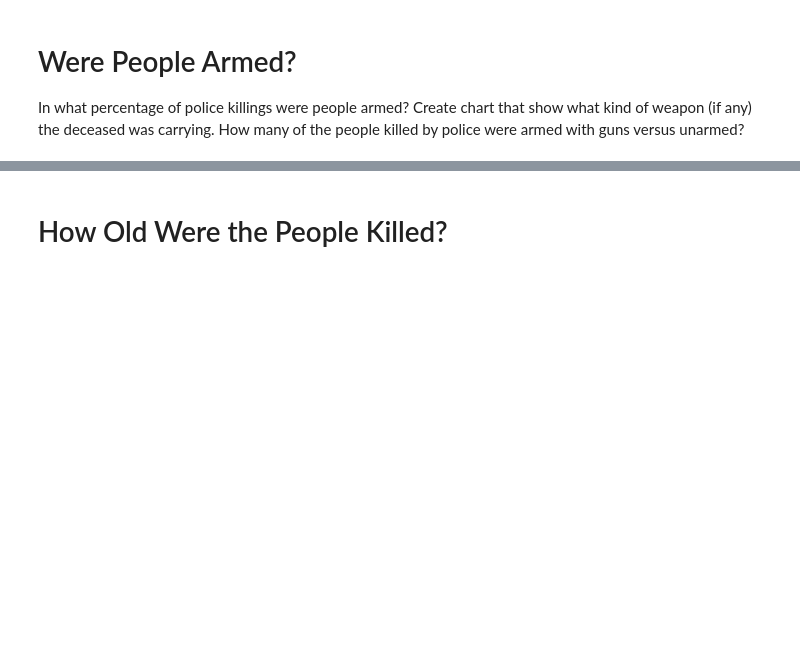
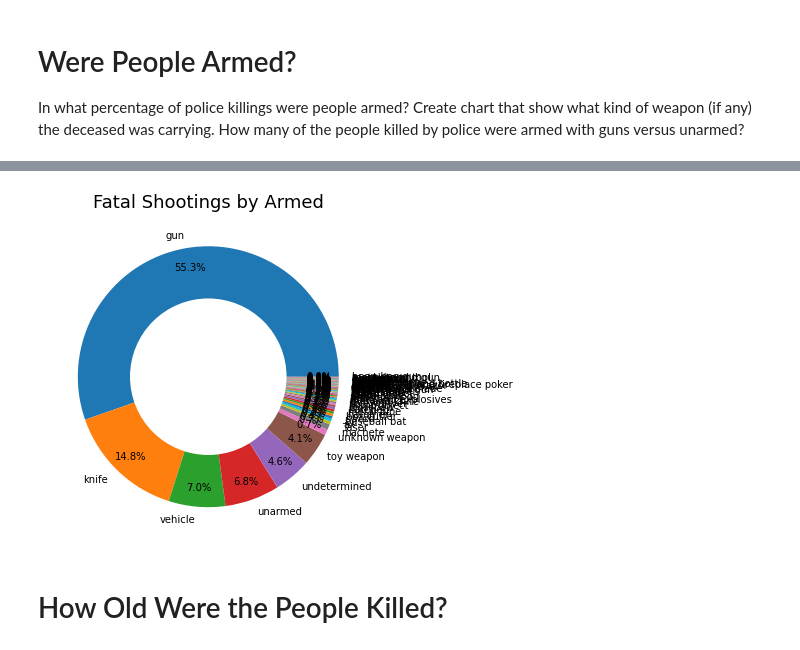
Before and after one commit to tomweinandy/100DaysOfCode, a Jupyter notebook: Projects/Day099/Fatal_Force.ipynb, the cells around one changed output, grey strips where cells are left out. Saved outputs shown, nothing was run; the diff lists cells and outputs as text; code cells hidden in the pictures; blank space fills up the shorter version.

Commit message:
More plots

```diff
--- a/Projects/Day099/Fatal_Force.ipynb
+++ b/Projects/Day099/Fatal_Force.ipynb
@@ -586,3 +586,6 @@ with sns.axes_style("whitegrid"):
 # Were People Armed?
 
 In what percentage of police killings were people armed? Create chart that show what kind of weapon (if any) the deceased was carrying. How many of the people killed by police were armed with guns versus unarmed?
+# %%
+df_armed = df_fatalities.value_counts('armed')
+df_armed
@@ -589,3 +606,18 @@ In what percentage of police killings were people armed? Create chart that show
+# %%
+# Pie Chart
+plt.figure(figsize=(6,6))
+plt.pie(df_armed.values, labels=df_armed.index, autopct='%1.1f%%', pctdistance=0.85)
+
+# Adding Circle in Pie chart
+centre_circle = plt.Circle((0, 0), 0.60, fc='white')
+fig = plt.gcf()
+fig.gca().add_artist(centre_circle)
+
+# Format and display chart
+plt.title('Fatal Shootings by Armed', fontsize=18)
+plt.show()
+# %% [output]
+[figure, added]
 # %% [markdown]
 # How Old Were the People Killed?
 # %% [markdown]
```
Also changed, not shown: parts of 12 cells of this notebook.
